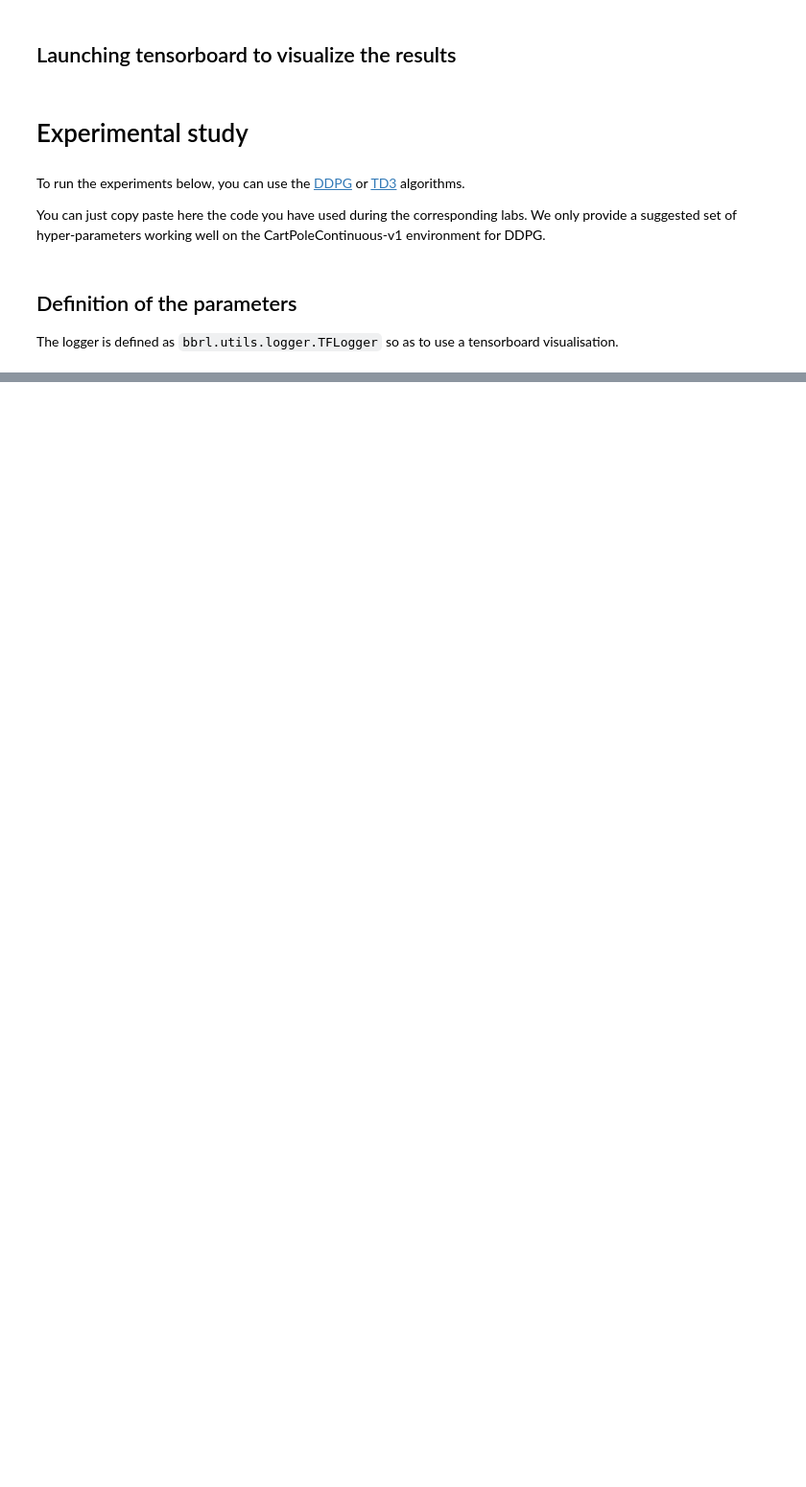
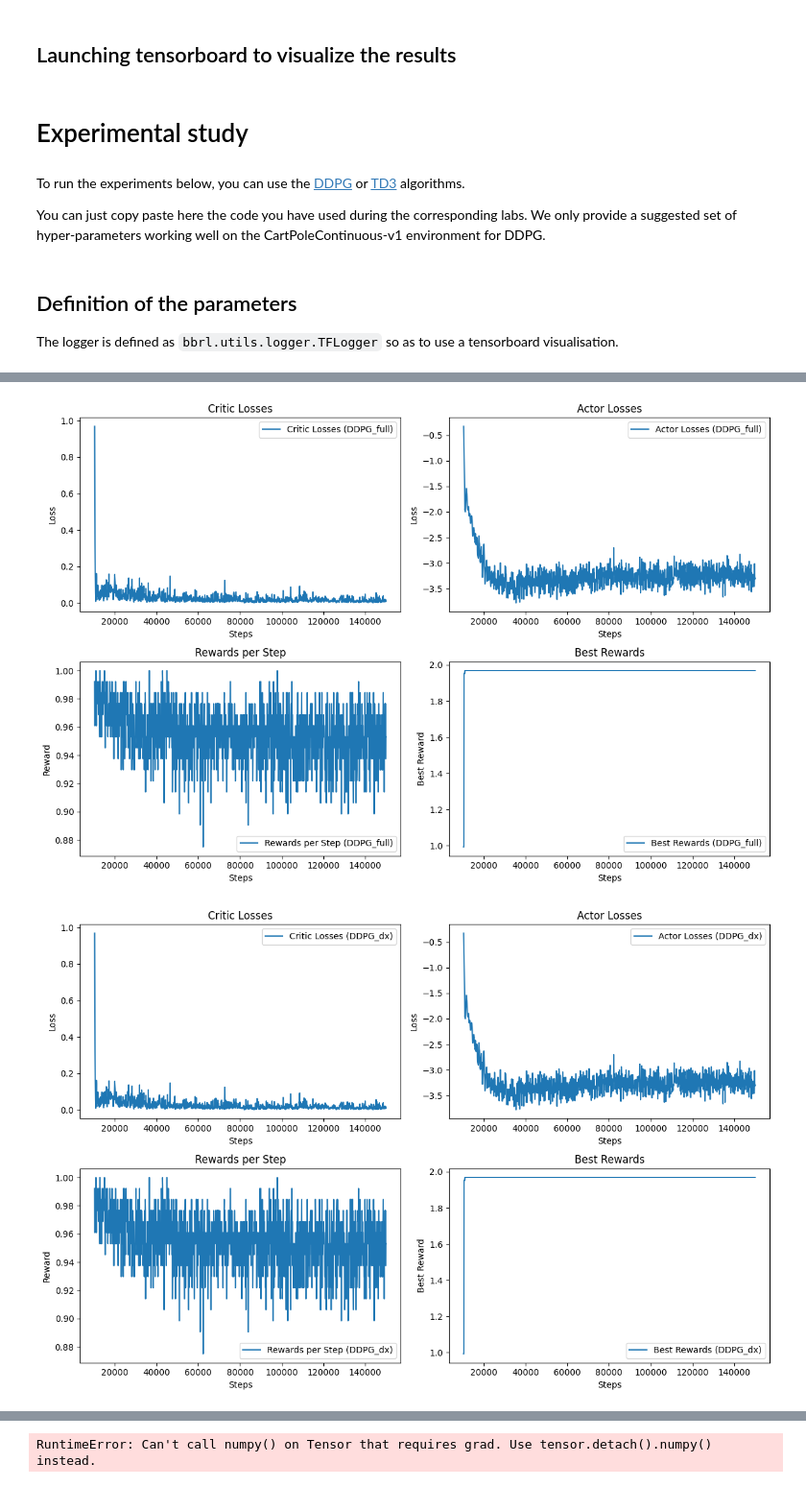
Before and after one commit to h2ocine/reinforcement-learning-projects, a Jupyter notebook: mini-projet-2/15-time-extension.student.ipynb, the cells around one changed output, grey strips where cells are left out. Shown at 96% size. Cells and saved outputs as stored; diff of their text form; code cells hidden in the pictures; blank space fills up the shorter version.

Commit message:
wrappers+training

```diff
--- a/mini-projet-2/15-time-extension.student.ipynb
+++ b/mini-projet-2/15-time-extension.student.ipynb
@@ -231,0 +314,39 @@ A great achievement would be to perform a comparison with the approach based on
+# %%
+def train_all_envs_and_algorithms(params):
+    envs = {
+        "full": env_full,
+        "dx": env_dx,
+        "dtheta": env_dtheta,
+        "both": env_both
+    }
+
+    results = {}
+
+    # Entraînement avec DDPG
+    for env_name, env in envs.items():
+        print(f"train with DDPG in the {env_name} env")
+        critic_losses, actor_losses, rewards_per_step, steps, best_rewards = train_agent_on_env(env, DDPG, params, "DDPG")
+        results[f"DDPG_{env_name}"] = {
+            "critic_losses": critic_losses,
+            "actor_losses": actor_losses,
+            "rewards_per_step": rewards_per_step,
+            "steps": steps,
+            "best_rewards": best_rewards
+        }
+
+    # Entraînement avec TD3
+    for env_name, env in envs.items():
+        print(f"train with TD3 in the {env_name} env")
+        critic_losses, actor_losses, rewards_per_step, steps, best_rewards = train_agent_on_env(env, TD3, params, "TD3")
+        results[f"TD3_{env_name}"] = {
+            "critic_losses": critic_losses,
+            "actor_losses": actor_losses,
+            "rewards_per_step": rewards_per_step,
+            "steps": steps,
+            "best_rewards": best_rewards
+        }
+
+    return results
+# %%
+# Appeler la fonction pour entraîner sur tous les environnements
+results = train_all_envs_and_algorithms(params)
@@ -231,0 +377,5 @@ A great achievement would be to perform a comparison with the approach based on
+# %%
+utils.plot_learning_curves(results)
+# %% [output]
+[figure, added]
+[figure, added]
@@ -231,0 +384 @@ A great achievement would be to perform a comparison with the approach based on
+RuntimeError: Can't call numpy() on Tensor that requires grad. Use tensor.detach().numpy() instead.
```
Also changed, not shown: parts of 30 cells of this notebook, 27 other files.
